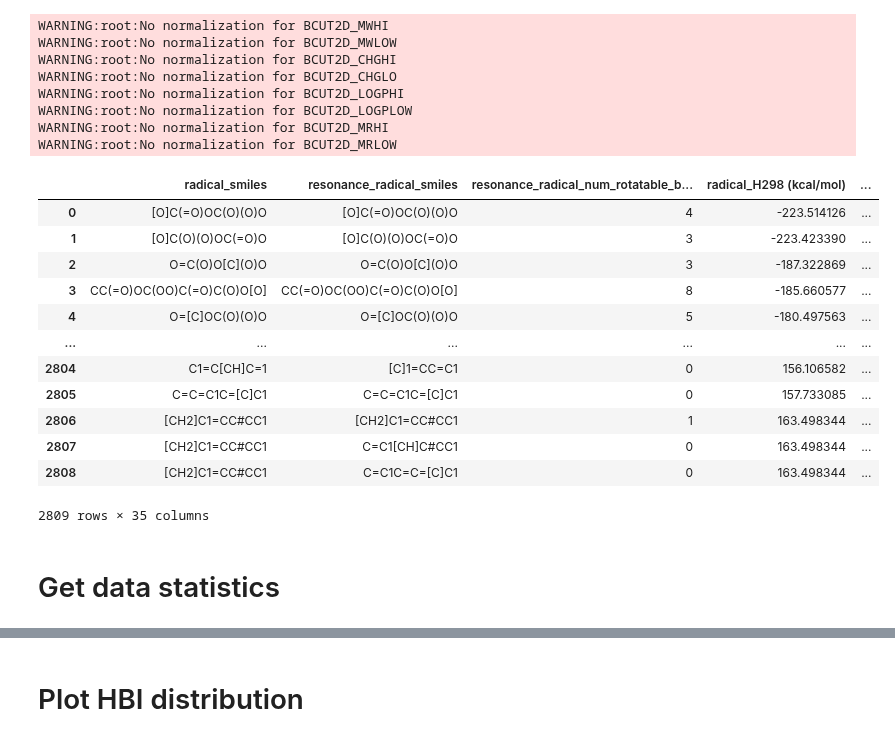
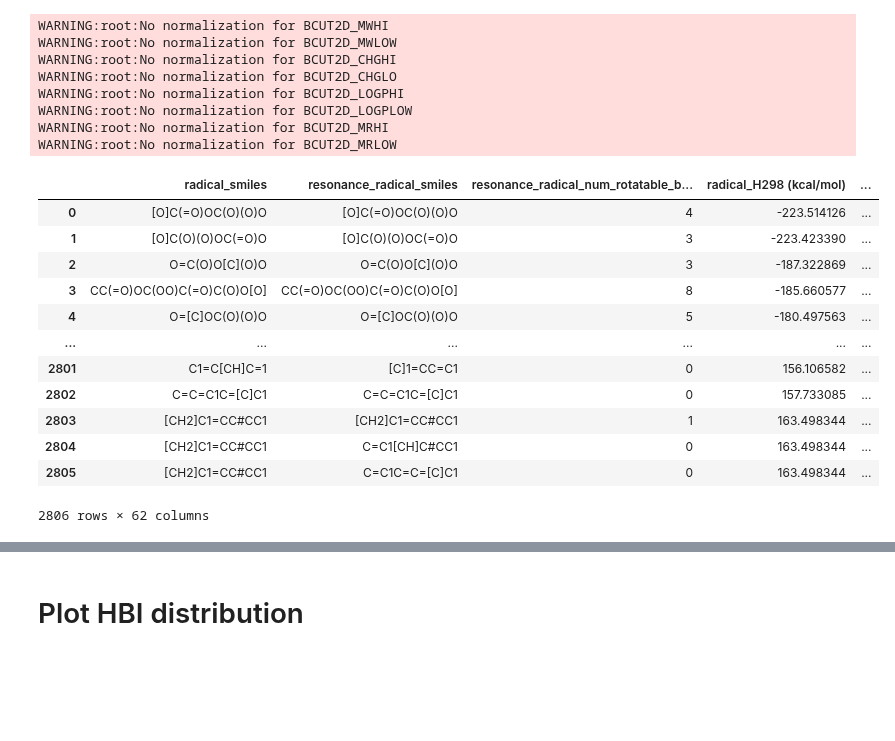
Before and after one commit to hwpang/RadicalTree, a Jupyter notebook: notebooks/5.3_plot_hbi_data.ipynb, the cells around one changed output, grey strips where cells are left out. Saved outputs shown, nothing was run; the diff lists cells and outputs as text; code cells hidden in the pictures; blank space fills up the shorter version.

```diff
--- a/notebooks/5.3_plot_hbi_data.ipynb
+++ b/notebooks/5.3_plot_hbi_data.ipynb
@@ -37,21 +37,19 @@ WARNING:root:No normalization for BCUT2D_LOGPLOW
 WARNING:root:No normalization for BCUT2D_MRHI
 WARNING:root:No normalization for BCUT2D_MRLOW
 # %%
-HBI_correction_df = pd.read_csv("../data/hbi.csv")
+HBI_correction_df = pd.read_csv("../data/hbi_unc.csv")
 HBI_correction_df
 # %% [output]
 |  | radical_smiles | resonance_radical_smiles | resonance_radical_num_rotatable_b... | radical_H298 (kcal/mol) | ... |
 | 0 | [O]C(=O)OC(O)(O)O | [O]C(=O)OC(O)(O)O | 4 | -223.514126 | ... |
 | 1 | [O]C(O)(O)OC(=O)O | [O]C(O)(O)OC(=O)O | 3 | -223.423390 | ... |
 | 2 | O=C(O)O[C](O)O | O=C(O)O[C](O)O | 3 | -187.322869 | ... |
 | 3 | CC(=O)OC(OO)C(=O)C(O)O[O] | CC(=O)OC(OO)C(=O)C(O)O[O] | 8 | -185.660577 | ... |
 | 4 | O=[C]OC(O)(O)O | O=[C]OC(O)(O)O | 5 | -180.497563 | ... |
 | ... | ... | ... | ... | ... | ... |
-| 2804 | C1=C[CH]C=1 | [C]1=CC=C1 | 0 | 156.106582 | ... |
-| 2805 | C=C=C1C=[C]C1 | C=C=C1C=[C]C1 | 0 | 157.733085 | ... |
-| 2806 | [CH2]C1=CC#CC1 | [CH2]C1=CC#CC1 | 1 | 163.498344 | ... |
-| 2807 | [CH2]C1=CC#CC1 | C=C1[CH]C#CC1 | 0 | 163.498344 | ... |
-| 2808 | [CH2]C1=CC#CC1 | C=C1C=C=[C]C1 | 0 | 163.498344 | ... |
+| 2801 | C1=C[CH]C=1 | [C]1=CC=C1 | 0 | 156.106582 | ... |
+| 2802 | C=C=C1C=[C]C1 | C=C=C1C=[C]C1 | 0 | 157.733085 | ... |
+| 2803 | [CH2]C1=CC#CC1 | [CH2]C1=CC#CC1 | 1 | 163.498344 | ... |
+| 2804 | [CH2]C1=CC#CC1 | C=C1[CH]C#CC1 | 0 | 163.498344 | ... |
+| 2805 | [CH2]C1=CC#CC1 | C=C1C=C=[C]C1 | 0 | 163.498344 | ... |
-2809 rows × 35 columns
+2806 rows × 62 columns
-# %% [markdown]
-# Get data statistics
```
Also changed, not shown: parts of 11 cells of this notebook, 52 other files.
